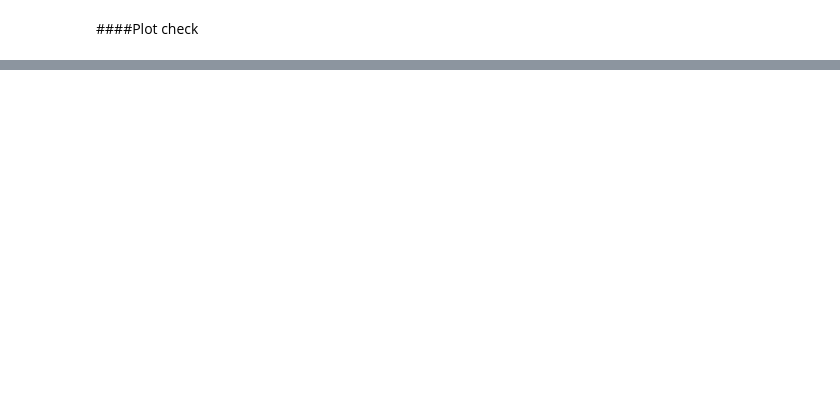
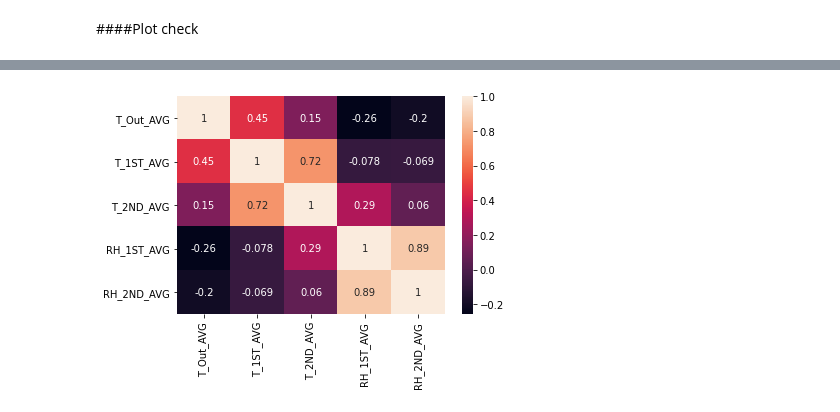
Before and after one commit to milanzongor/fault_detection_project, a Jupyter notebook: fault_detection_project.ipynb, the cells around one changed output, grey strips where cells are left out. Saved outputs shown, nothing was run; the diff lists cells and outputs as text; code cells hidden in the pictures; blank space fills up the shorter version.

```diff
--- a/fault_detection_project.ipynb
+++ b/fault_detection_project.ipynb
@@ -310,6 +248,6 @@ dtype: object
 # %%
-df['Datetime'] = pd.to_datetime(df['Datetime'])
-
+df.Datetime = pd.to_datetime(df.Datetime)
+# df.loc[df.dtypes == str] = pd.to_datetime(df.Datetime)
 # dt = df.loc[1, "Datetime"]
 # print(dt.month, dt.year, dt.day, dt.hour, dt.minute, dt.second)
 # %% [output]
@@ -362,0 +311,6 @@ for feature in df.columns:
+# %%
+corrMatrix = df.corr()
+sn.heatmap(corrMatrix, annot=True)
+plt.show()
+# %% [output]
+[figure, added]
```
Also changed, not shown: parts of 42 cells of this notebook.
